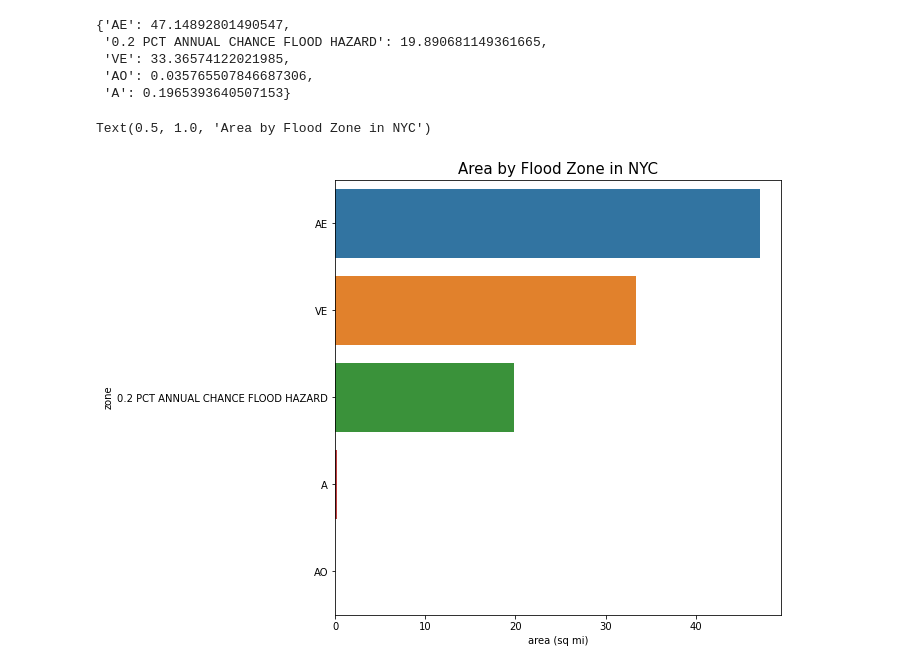
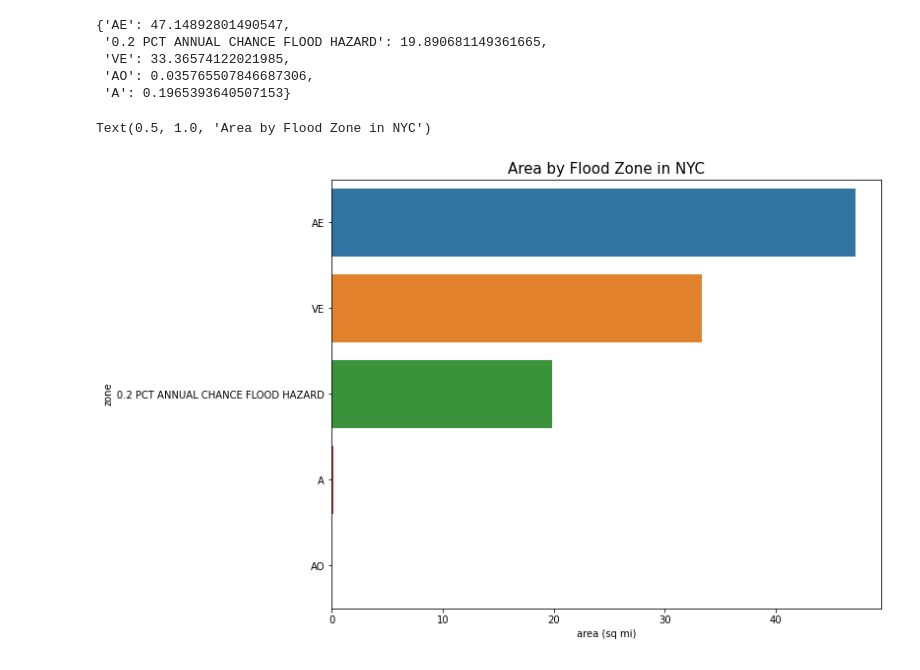
Before and after one commit to mebauer/nyc-floodzone-analysis, a Jupyter notebook: floodzone-pfirm-analysis.ipynb, the cells around one changed output. Drawn from its saved outputs; the diff is of its cells as text; code cells hidden in the pictures.

```diff
--- a/floodzone-pfirm-analysis.ipynb
+++ b/floodzone-pfirm-analysis.ipynb
@@ -619,9 +619,10 @@ From a quick glance, we can probably drop the `OPEN WATER` value, as this is pro
 # %%
 zone_checks = ['OPEN WATER', 'X']
 
-fig, axs = plt.subplots(2, 1, figsize=(10,10))
+fig, axs = plt.subplots(1, 2, figsize=(10,10))
 
 for zone, ax in zip(zone_checks, axs):
     pfirm_df[pfirm_df['FLD_ZONE'].isin([zone])].plot(ax=ax)
     ax.set_title('FLD_ZONE = {}.'.format(zone))
+plt.tight_layout()
 # %% [output]
@@ -1038,13 +1033,14 @@ Distribution of static base flood elevations (ft.) by flood zone where element =
 # %%
 # plotting static base flood elevations distribution by flood zone per plot
-
 zones = pfirm_df['FLD_ZONE'].unique()
 
 for zone in zones:
+    plot_df = pfirm_df.loc[pfirm_df['FLD_ZONE'] == zone]
+    if plot_df['STATIC_BFE'].value_counts().sum() < 1:
+        continue
+
     plt.figure()
-    plot = pfirm_df.loc[pfirm_df['FLD_ZONE'] == zone]
-
-    sns.histplot(plot, x='STATIC_BFE')
+    sns.histplot(plot_df, x='STATIC_BFE')
     plt.title('FLD_ZONE = {}'.format(zone))
 # %% [output]
 [figure]
@@ -1280,16 +1303,16 @@ empty_dict
 # %%
 s1 = pd.Series(empty_dict).rename('area (sq mi)')
 s1 = s1.reset_index().rename(columns={'index': 'zone'})
 s1 = s1.sort_values(by='area (sq mi)', ascending=False)
 
 # plot of area by flood zone
-fig, ax = plt.subplots(figsize=(8, 8))
+fig, ax = plt.subplots(figsize=(10, 8))
 
 sns.barplot(data=s1,
             x='area (sq mi)',
             y='zone')
 
 plt.title('Area by Flood Zone in NYC', fontsize=15)
 # %% [output]
 Text(0.5, 1.0, 'Area by Flood Zone in NYC')
-[figure, old version]
+[figure, new version]
```
Also changed, not shown: parts of 31 cells of this notebook, 7 other files.
